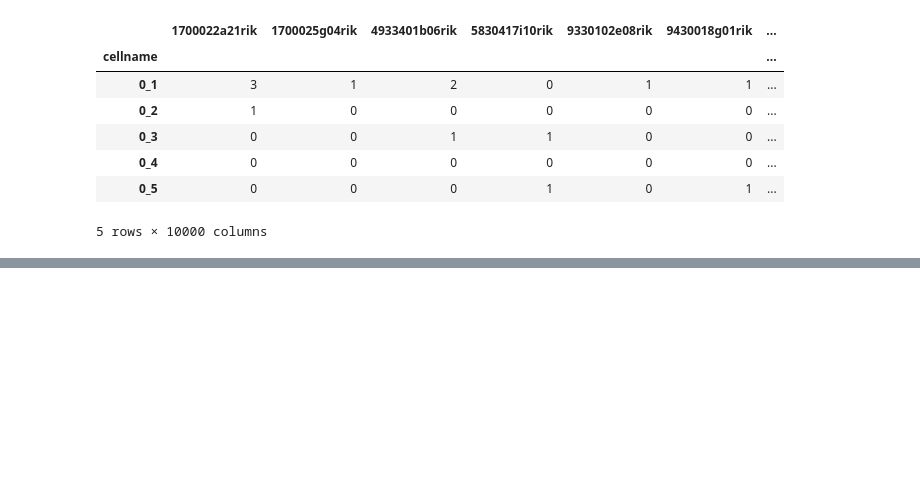
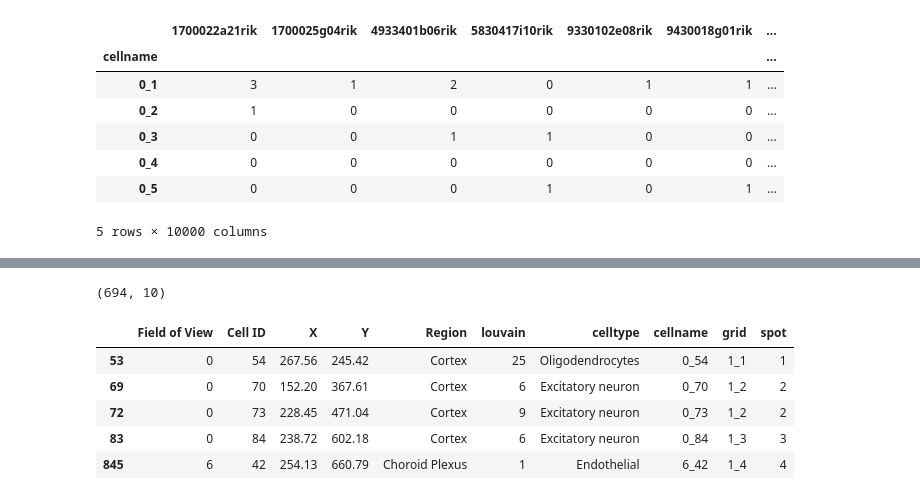
Before and after one commit to Angel030331/BIOF3001_Group_project, a Jupyter notebook: seqFISH_data/seqFISH_cell_loc/sourcedata/seqFISH_data_mapping.ipynb, the cells around one changed output, grey strips where cells are left out. Cells and saved outputs as stored; diff of their text form; code cells hidden in the pictures; blank space fills up the shorter version.

```diff
--- a/seqFISH_data/seqFISH_cell_loc/sourcedata/seqFISH_data_mapping.ipynb
+++ b/seqFISH_data/seqFISH_cell_loc/sourcedata/seqFISH_data_mapping.ipynb
@@ -121,0 +257,9 @@ svz_gene_exp.to_csv(DATA_DIR + '/svz_gene_expression_10000_genes.csv')
+# %%
+# change the Oligo Precursor to Oligodendrocytes, Choroid plexux to Endothelial, Neural Stem to Astrocytes, Neural Progenitors to Interneuron, Neuroblasts to Excitatory neuron
+# Ependymal to endothelial
+svz_cellcentroids['celltype'] = svz_cellcentroids['celltype'].replace('Oligo Precursor', 'Oligodendrocytes')
+svz_cellcentroids['celltype'] = svz_cellcentroids['celltype'].replace('Choroid plexus', 'Endothelial')
+svz_cellcentroids['celltype'] = svz_cellcentroids['celltype'].replace('Neural Stem', 'Astrocytes')
+svz_cellcentroids['celltype'] = svz_cellcentroids['celltype'].replace('Neural Progenitors', 'Interneuron')
+svz_cellcentroids['celltype'] = svz_cellcentroids['celltype'].replace('Neuroblasts', 'Excitatory neuron')
+svz_cellcentroids['celltype'] = svz_cellcentroids['celltype'].replace('Ependymal', 'Endothelial')
@@ -121,0 +278,15 @@ svz_gene_exp.to_csv(DATA_DIR + '/svz_gene_expression_10000_genes.csv')
+# %%
+groundtruth_seqFISH = svz_cellcentroids[svz_cellcentroids['spot'].isin(range(73))]
+
+groundtruth_seqFISH = groundtruth_seqFISH[groundtruth_seqFISH['celltype'].isin(['Excitatory neuron', 'Interneuron', 'Astrocytes', 'Oligodendrocytes', 'Microglia', 'Endothelial'])]
+
+print(groundtruth_seqFISH.shape)
+groundtruth_seqFISH.head()
+# %% [output]
+(694, 10)
+|  | Field of View | Cell ID | X | Y | Region | louvain | celltype | cellname | grid | spot |
+| 53 | 0 | 54 | 267.56 | 245.42 | Cortex | 25 | Oligodendrocytes | 0_54 | 1_1 | 1 |
+| 69 | 0 | 70 | 152.20 | 367.61 | Cortex | 6 | Excitatory neuron | 0_70 | 1_2 | 2 |
+| 72 | 0 | 73 | 228.45 | 471.04 | Cortex | 9 | Excitatory neuron | 0_73 | 1_2 | 2 |
+| 83 | 0 | 84 | 238.72 | 602.18 | Cortex | 6 | Excitatory neuron | 0_84 | 1_3 | 3 |
+| 845 | 6 | 42 | 254.13 | 660.79 | Choroid Plexus | 1 | Endothelial | 6_42 | 1_4 | 4 |
```
Also changed, not shown: parts of 15 cells of this notebook, 33 other files.
